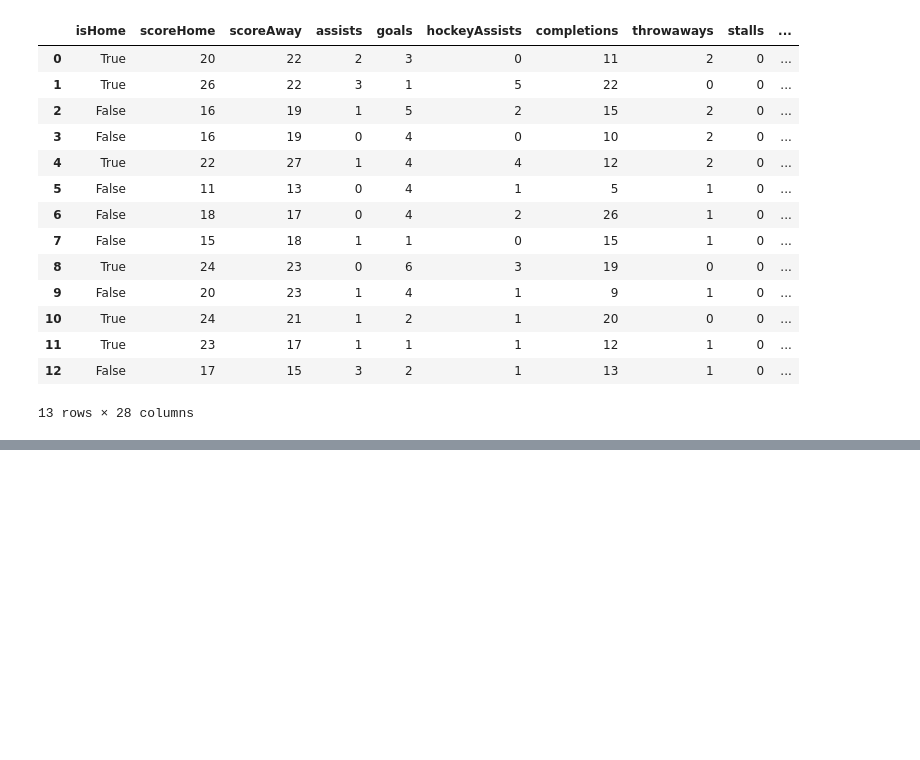
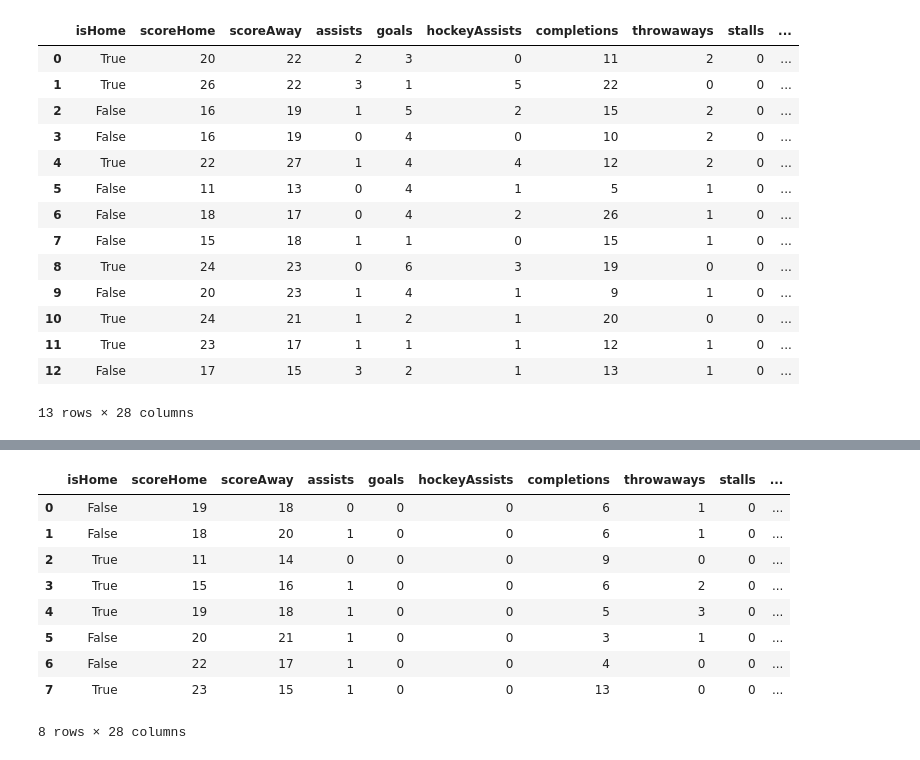
Before and after one commit to yukikongju/audl, a Jupyter notebook: examples/Endpoints - Player Profile.ipynb, the cells around one changed output, grey strips where cells are left out. Cells and saved outputs as stored; diff of their text form; code cells hidden in the pictures; blank space fills up the shorter version.

```diff
--- a/examples/Endpoints - Player Profile.ipynb
+++ b/examples/Endpoints - Player Profile.ipynb
@@ -55,0 +58,9 @@ games
+# %%
+ext_player_id = 'amerriman'
+year = 2025
+
+url = f"https://www.backend.ufastats.com/web-v1/roster-game-stats-for-player?playerID={ext_player_id}&year={year}"
+# %%
+import requests
+
+results = requests.get(url).json()
@@ -55,0 +87,16 @@ games
+# %%
+import pandas as pd
+df_player = pd.DataFrame(results["stats"])
+# %%
+df_player
+# %% [output]
+|  | isHome | scoreHome | scoreAway | assists | goals | hockeyAssists | completions | throwaways | stalls | ... |
+| 0 | False | 19 | 18 | 0 | 0 | 0 | 6 | 1 | 0 | ... |
+| 1 | False | 18 | 20 | 1 | 0 | 0 | 6 | 1 | 0 | ... |
+| 2 | True | 11 | 14 | 0 | 0 | 0 | 9 | 0 | 0 | ... |
+| 3 | True | 15 | 16 | 1 | 0 | 0 | 6 | 2 | 0 | ... |
+| 4 | True | 19 | 18 | 1 | 0 | 0 | 5 | 3 | 0 | ... |
+| 5 | False | 20 | 21 | 1 | 0 | 0 | 3 | 1 | 0 | ... |
+| 6 | False | 22 | 17 | 1 | 0 | 0 | 4 | 0 | 0 | ... |
+| 7 | True | 23 | 15 | 1 | 0 | 0 | 13 | 0 | 0 | ... |
+8 rows × 28 columns
```
Also changed, not shown: parts of 2 cells of this notebook, 2 other files.
